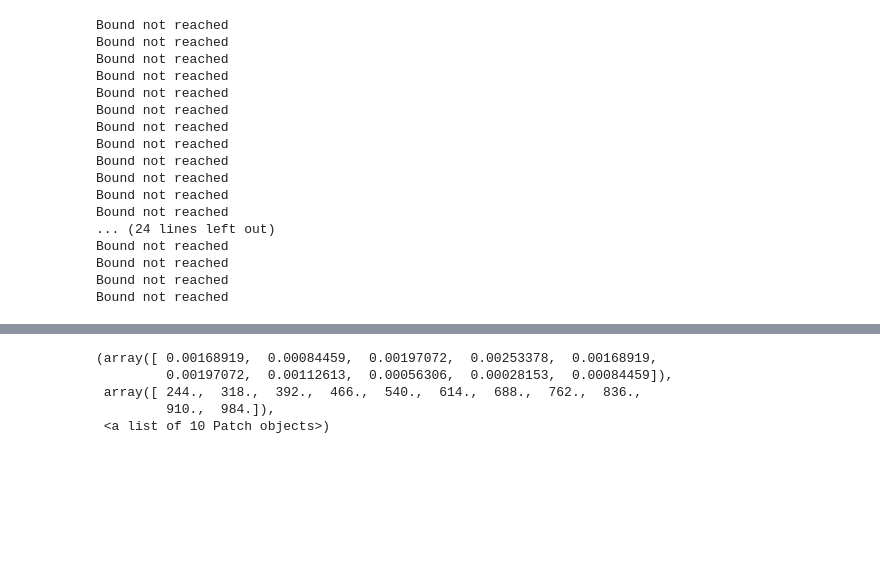
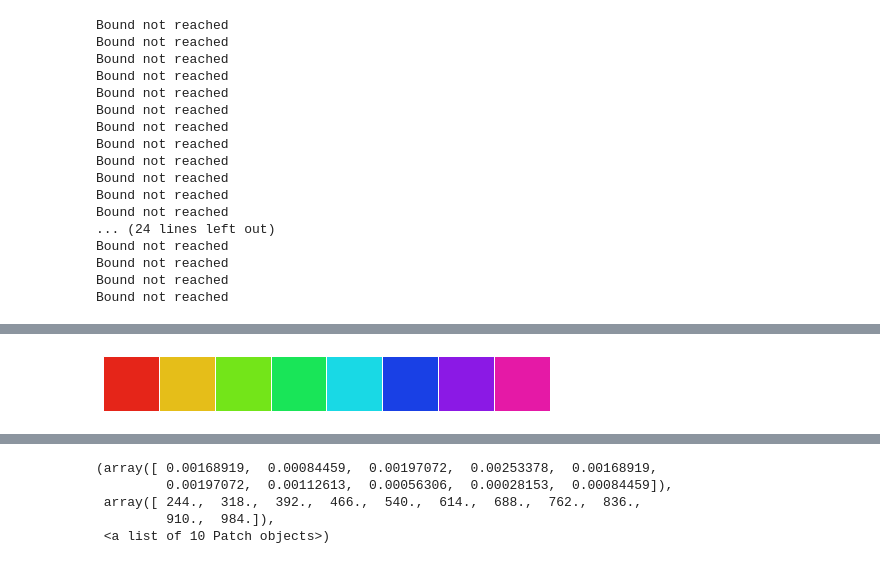
Before and after one commit to jazlab/SE_NL_MJ_2020, a Jupyter notebook: two_neuron_cascade.ipynb, the cells around one changed output, grey strips where cells are left out. Drawn from its saved outputs; the diff is of its cells as text; code cells hidden in the pictures; blank space fills up the shorter version.

```diff
--- a/two_neuron_cascade.ipynb
+++ b/two_neuron_cascade.ipynb
@@ -324,0 +292,4 @@ array([   inf,    inf,    inf,    inf,   818.,  1797.,    inf,    inf,
+# %%
+sns.palplot(sns.hls_palette(8, l=0.5, s=0.8))
+# %% [output]
+[figure, added]
```
Also changed, not shown: parts of 6 cells of this notebook.
